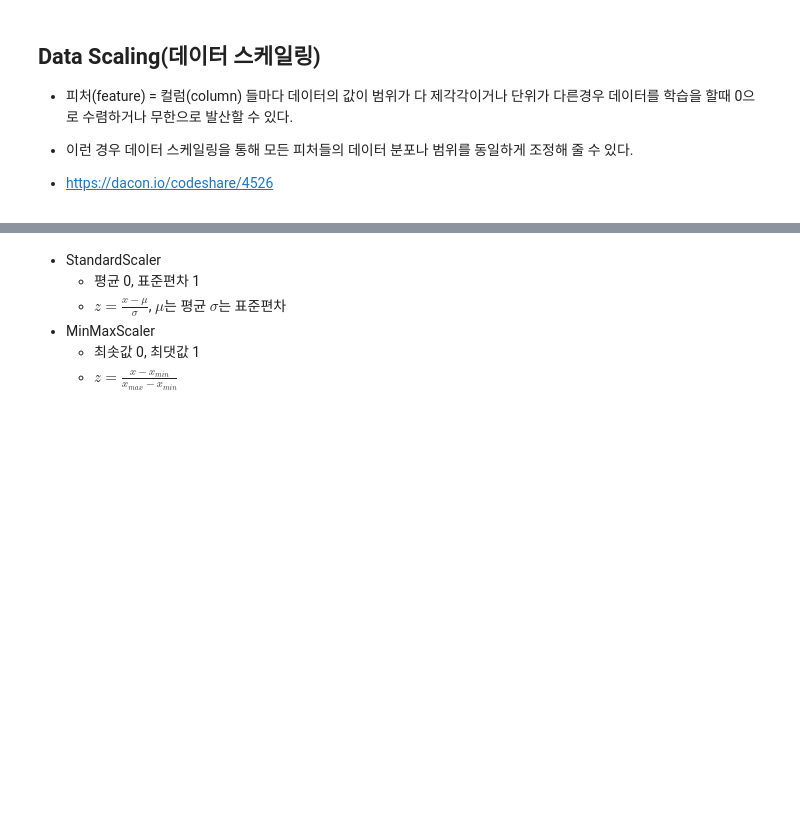
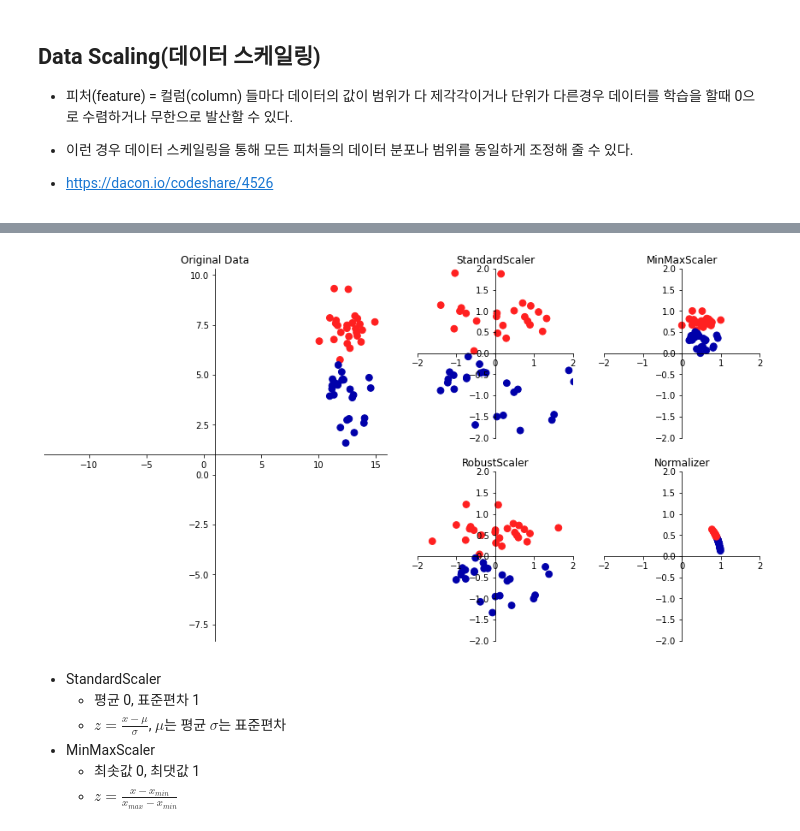
Before and after one commit to viperact/pythondemo, a Jupyter notebook: python_23_기계학습_데이터분리_Scaling.ipynb, the cells around one changed output, grey strips where cells are left out. Cells and saved outputs as stored; diff of their text form; code cells hidden in the pictures; blank space fills up the shorter version.

```diff
--- a/python_23_기계학습_데이터분리_Scaling.ipynb
+++ b/python_23_기계학습_데이터분리_Scaling.ipynb
@@ -391,3 +402,7 @@ Requirement already satisfied: threadpoolctl>=2.0.0 in /usr/local/lib/python3.8/
+# %%
+mglearn.plot_scaling.plot_scaling()
+# %% [output]
+[figure, added]
 # %% [markdown]
 - StandardScaler
     - 평균 0, 표준편차 1
```
Also changed, not shown: parts of 4 cells of this notebook.
